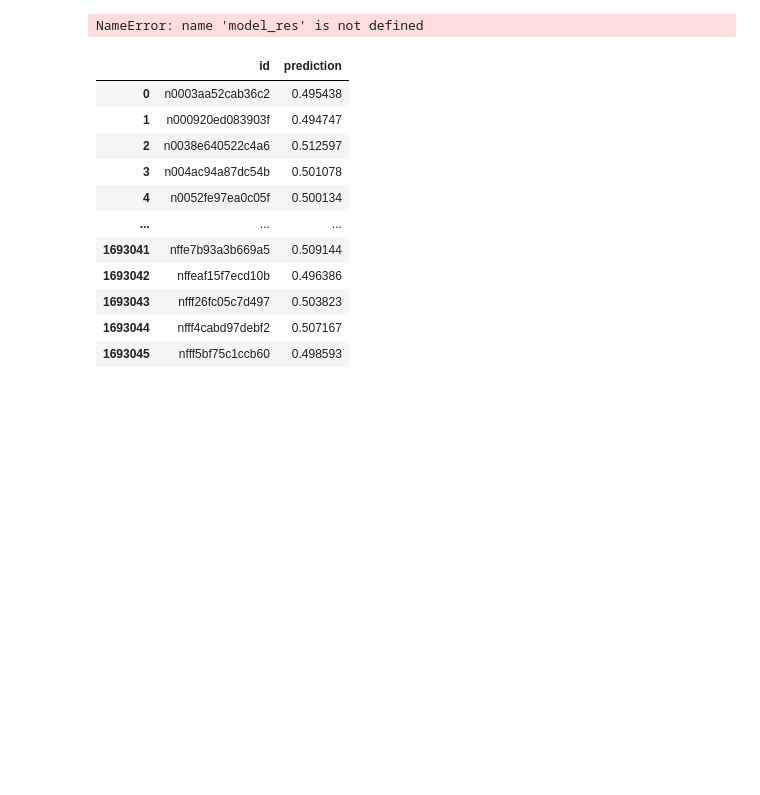
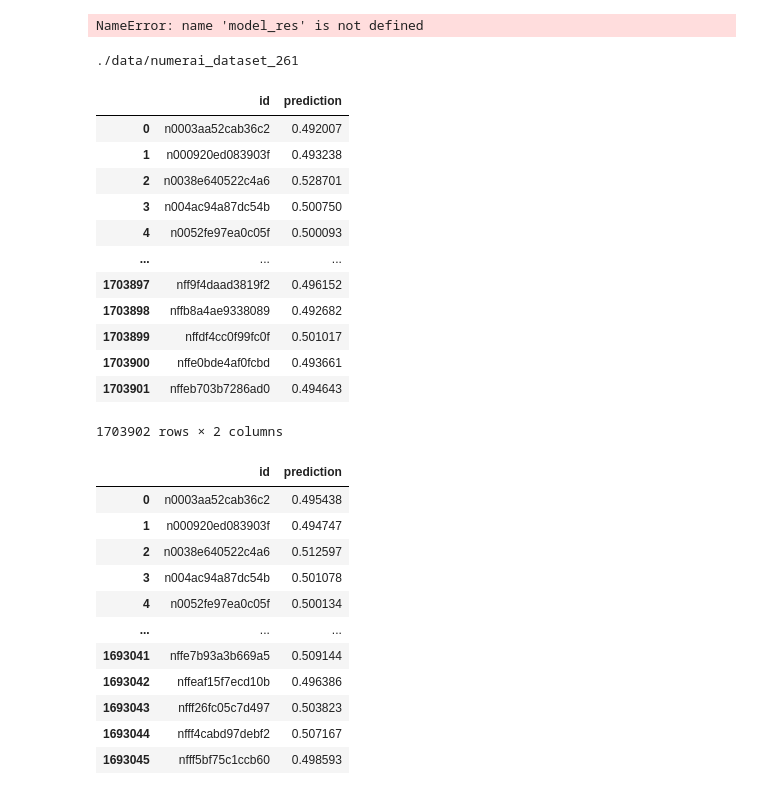
Before and after one commit to jamesgmccarthy/Numerai, a Jupyter notebook: test.ipynb, the cells around one changed output. Drawn from its saved outputs; the diff is of its cells as text; code cells hidden in the pictures; blank space fills up the shorter version.

```diff
--- a/test.ipynb
+++ b/test.ipynb
@@ -35,10 +44,27 @@ models_dict = {'ResNet':[model_res,p_res],'ae':[model_ae,p_ae]}
 # %% [output]
 NameError: name 'model_res' is not defined
 # %%
-models_dict = {'lgb':[clf_lgb,p_lgb]}
 df_preds = utils.create_predictions(models=models_dict,ae=False)
+# %% [output]
+./data/numerai_dataset_261
 # %%
 df_preds = utils.create_prediction_file()
+# %%
+df_preds
+# %% [output]
+|  | id | prediction |
+| 0 | n0003aa52cab36c2 | 0.492007 |
+| 1 | n000920ed083903f | 0.493238 |
+| 2 | n0038e640522c4a6 | 0.528701 |
+| 3 | n004ac94a87dc54b | 0.500750 |
+| 4 | n0052fe97ea0c05f | 0.500093 |
+| ... | ... | ... |
+| 1703897 | nff9f4daad3819f2 | 0.496152 |
+| 1703898 | nffb8a4ae9338089 | 0.492682 |
+| 1703899 | nffdf4cc0f99fc0f | 0.501017 |
+| 1703900 | nffe0bde4af0fcbd | 0.493661 |
+| 1703901 | nffeb703b7286ad0 | 0.494643 |
+1703902 rows × 2 columns
 # %%
 pred_path = f"{utils.get_data_path(root_dir='./data')}/predictions/"
 # %%
```
Also changed, not shown: parts of 3 cells of this notebook, 5 other files.
